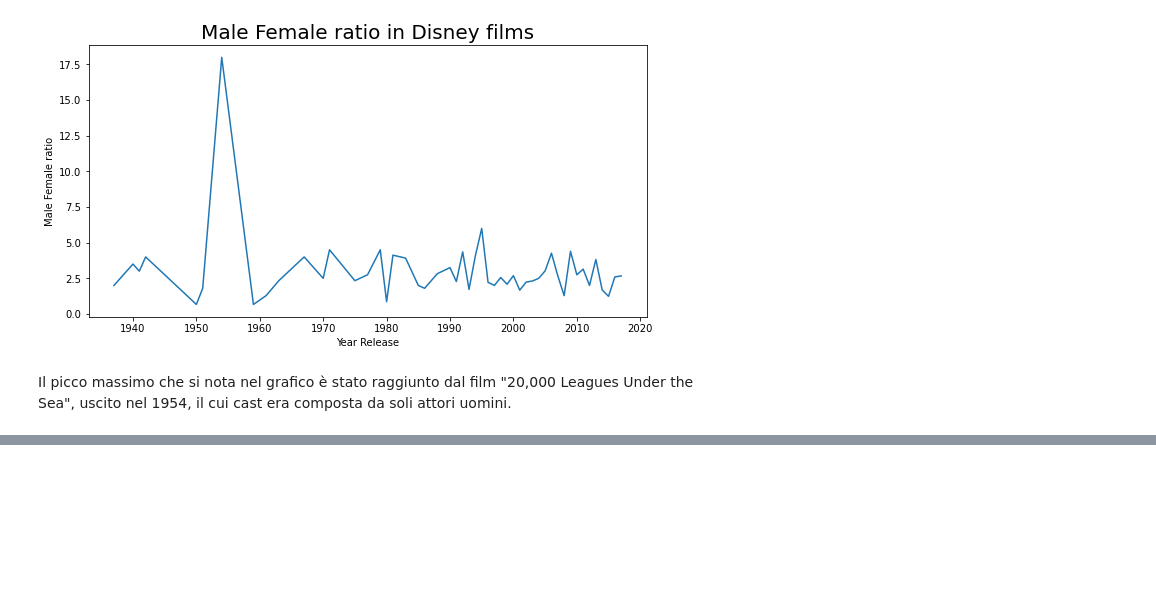
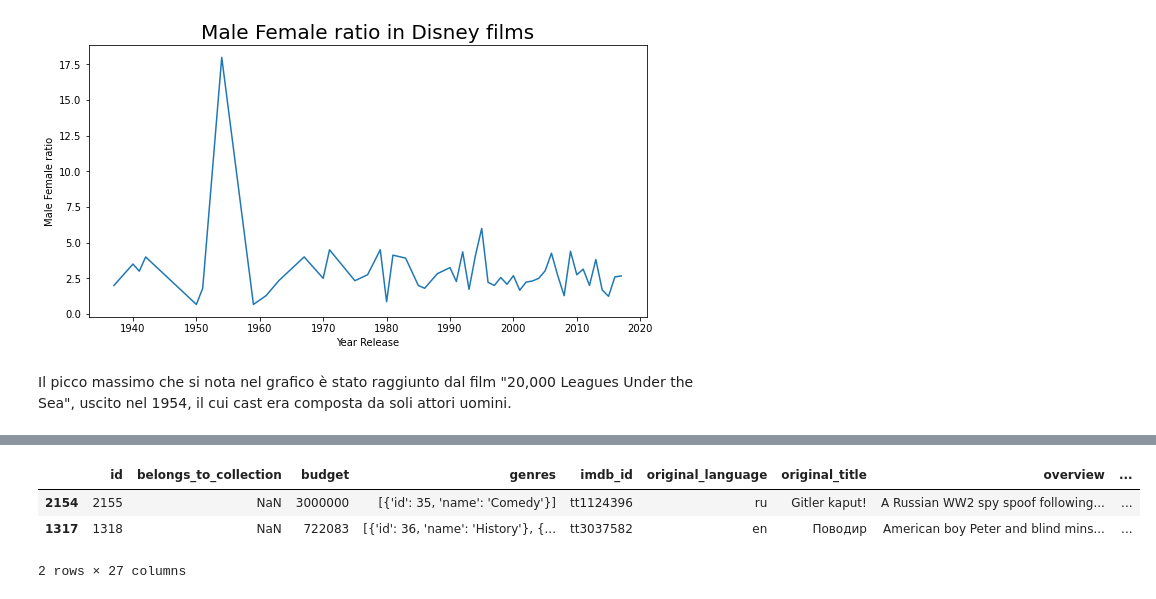
Before and after one commit to Riki98/DWM-Project, a Jupyter notebook: Progetto/Analisi.ipynb, the cells around one changed output, grey strips where cells are left out. Drawn from its saved outputs; the diff is of its cells as text; code cells hidden in the pictures; blank space fills up the shorter version.

```diff
--- a/Progetto/Analisi.ipynb
+++ b/Progetto/Analisi.ipynb
@@ -447,0 +502,14 @@ Il picco massimo che si nota nel grafico è stato raggiunto dal film "20,000 Lea
+# %%
+#creo il dataframe con solo i film della Disney
+film_Ita=data
+
+film_Ita.sort_values(by=['release_date'], ascending = True, inplace = True)
+
+film_Ita=film_Ita.dropna(subset=['Is_ita'])
+
+film_Ita
+# %% [output]
+|  | id | belongs_to_collection | budget | genres | imdb_id | original_language | original_title | overview | ... |
+| 2154 | 2155 | NaN | 3000000 | [{'id': 35, 'name': 'Comedy'}] | tt1124396 | ru | Gitler kaput! | A Russian WW2 spy spoof following... | ... |
+| 1317 | 1318 | NaN | 722083 | [{'id': 36, 'name': 'History'}, {... | tt3037582 | en | Поводир | American boy Peter and blind mins... | ... |
+2 rows × 27 columns
```
Also changed, not shown: parts of 8 cells of this notebook, 1 other file.
